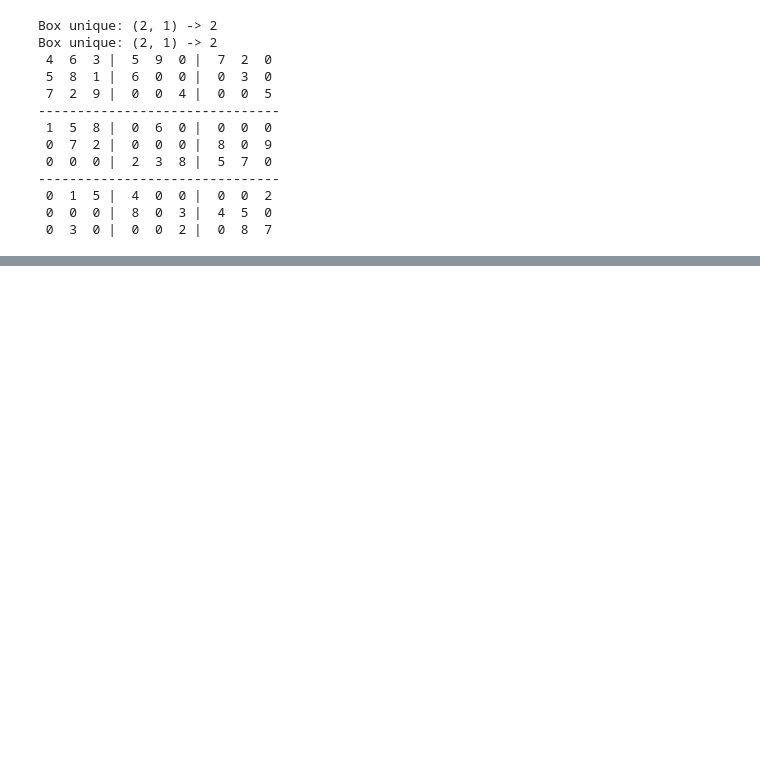
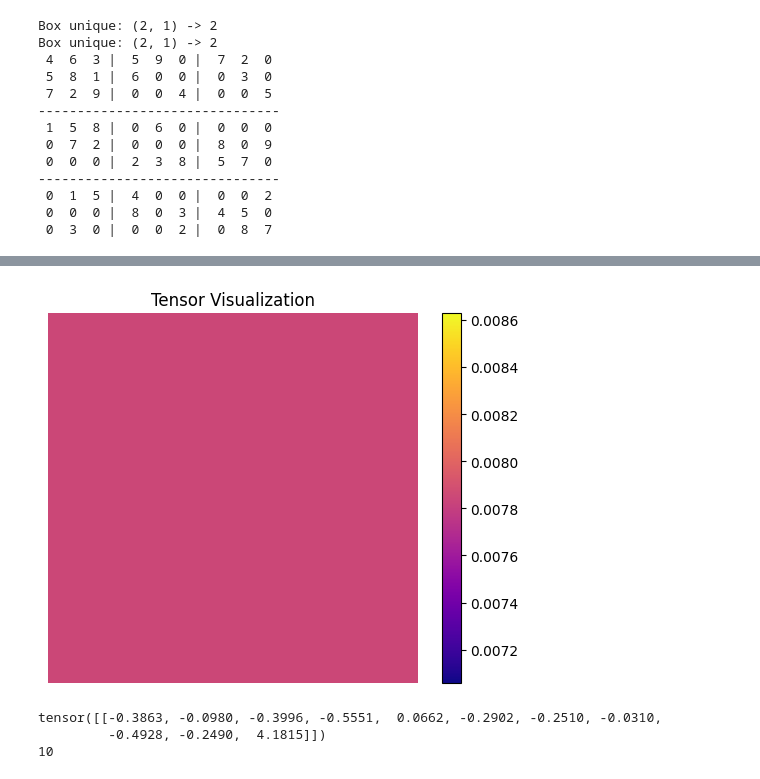
Before and after one commit to Willio06/SudokuSolver, a Jupyter notebook: test.ipynb, the cells around one changed output, grey strips where cells are left out. Cells and saved outputs as stored; diff of their text form; code cells hidden in the pictures; blank space fills up the shorter version.

```diff
--- a/test.ipynb
+++ b/test.ipynb
@@ -250,0 +337,16 @@ Box unique: (2, 1) -> 2
+# %%
+transform = transforms.Compose([transforms.PILToTensor(), transforms.Resize((35,35)), transforms.CenterCrop((28,28))])
+X=1-transform(Image.open("./splits/image2_5.png"))
+X = X.unsqueeze(0)/255
+plot_tensor_plasma(X.reshape(28,28))
+with torch.no_grad():
+    model.eval()
+    yd = model(X)
+    print(yd)
+    num = np.argmax(yd)
+    print(num.item())
+# %% [output]
+[figure, added]
+tensor([[-0.3863, -0.0980, -0.3996, -0.5551,  0.0662, -0.2902, -0.2510, -0.0310,
+         -0.4928, -0.2490,  4.1815]])
+10
```
Also changed, not shown: parts of 8 cells of this notebook, 7 other files.
